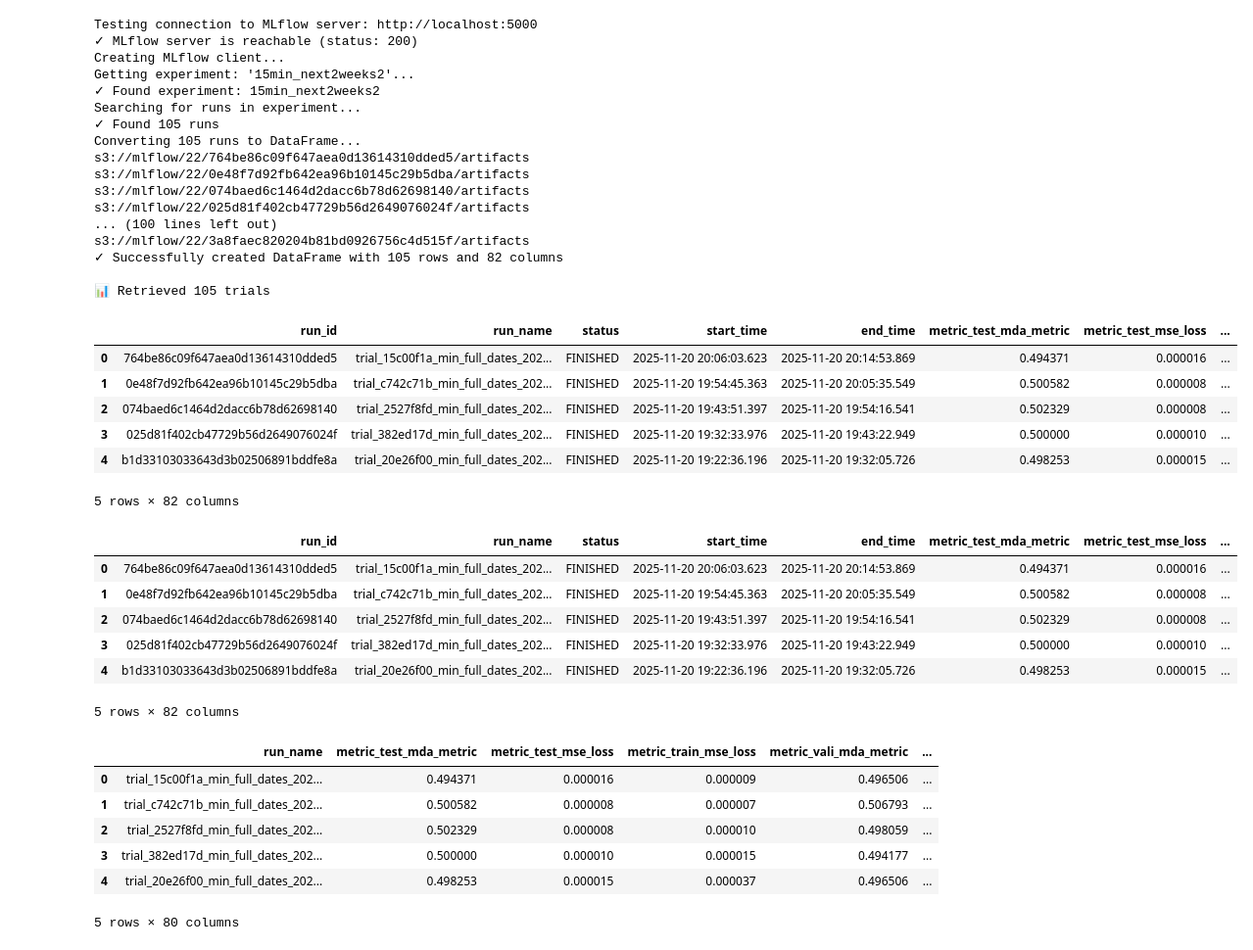
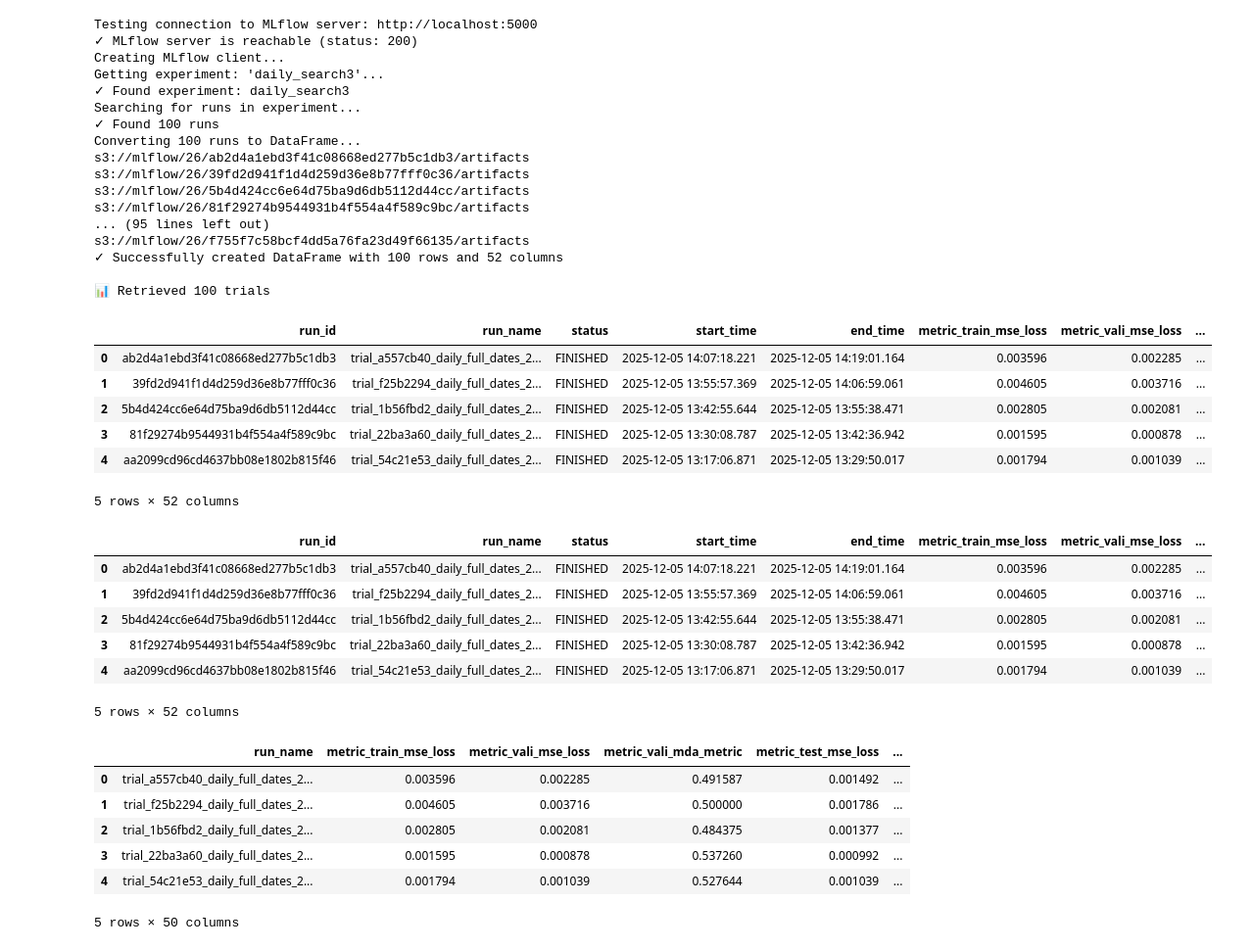
Before and after one commit to jacobwcallahan/Time-LLM-Cryptex, a Jupyter notebook: visualization/charts.ipynb, the cells around one changed output. Shown: that part at 98% size. Saved outputs shown, nothing was run; the diff lists cells and outputs as text; code cells hidden in the pictures.

```diff
--- a/visualization/charts.ipynb
+++ b/visualization/charts.ipynb
@@ -113,51 +113,53 @@ def get_exp_trials(experiment_name, return_artifacts = True, timeout=10):
     return df
 # %%
 # Get all trials from an experiment
-exp_name = '15min_next2weeks2'
+
+exp_name = 'daily_search3'
+time = "Daily"
 
 # Call with timeout parameter (default is 10 seconds, increase if needed)
 trials_df, artifacts = get_exp_trials(exp_name, timeout=15)
 
 # Display the results
 if trials_df is not None and not trials_df.empty:
     print(f"\n📊 Retrieved {len(trials_df)} trials")
     display(trials_df.head())
 # %% [output]
 Testing connection to MLflow server: http://localhost:5000
 ✓ MLflow server is reachable (status: 200)
 Creating MLflow client...
-Getting experiment: '15min_next2weeks2'...
-✓ Found experiment: 15min_next2weeks2
+Getting experiment: 'daily_search3'...
+✓ Found experiment: daily_search3
 Searching for runs in experiment...
-✓ Found 105 runs
-Converting 105 runs to DataFrame...
-s3://mlflow/22/764be86c09f647aea0d13614310dded5/artifacts
-s3://mlflow/22/0e48f7d92fb642ea96b10145c29b5dba/artifacts
-s3://mlflow/22/074baed6c1464d2dacc6b78d62698140/artifacts
-s3://mlflow/22/025d81f402cb47729b56d2649076024f/artifacts
-... (100 lines left out)
-s3://mlflow/22/3a8faec820204b81bd0926756c4d515f/artifacts
-✓ Successfully created DataFrame with 105 rows and 82 columns
+✓ Found 100 runs
+Converting 100 runs to DataFrame...
+s3://mlflow/26/ab2d4a1ebd3f41c08668ed277b5c1db3/artifacts
+s3://mlflow/26/39fd2d941f1d4d259d36e8b77fff0c36/artifacts
+s3://mlflow/26/5b4d424cc6e64d75ba9d6db5112d44cc/artifacts
+s3://mlflow/26/81f29274b9544931b4f554a4f589c9bc/artifacts
+... (95 lines left out)
+s3://mlflow/26/f755f7c58bcf4dd5a76fa23d49f66135/artifacts
+✓ Successfully created DataFrame with 100 rows and 52 columns
 
-📊 Retrieved 105 trials
+📊 Retrieved 100 trials
-|  | run_id | run_name | status | start_time | end_time | metric_test_mda_metric | metric_test_mse_loss | ... |
-| 0 | 764be86c09f647aea0d13614310dded5 | trial_15c00f1a_min_full_dates_202... | FINISHED | 2025-11-20 20:06:03.623 | 2025-11-20 20:14:53.869 | 0.494371 | 0.000016 | ... |
-| 1 | 0e48f7d92fb642ea96b10145c29b5dba | trial_c742c71b_min_full_dates_202... | FINISHED | 2025-11-20 19:54:45.363 | 2025-11-20 20:05:35.549 | 0.500582 | 0.000008 | ... |
-| 2 | 074baed6c1464d2dacc6b78d62698140 | trial_2527f8fd_min_full_dates_202... | FINISHED | 2025-11-20 19:43:51.397 | 2025-11-20 19:54:16.541 | 0.502329 | 0.000008 | ... |
-| 3 | 025d81f402cb47729b56d2649076024f | trial_382ed17d_min_full_dates_202... | FINISHED | 2025-11-20 19:32:33.976 | 2025-11-20 19:43:22.949 | 0.500000 | 0.000010 | ... |
-| 4 | b1d33103033643d3b02506891bddfe8a | trial_20e26f00_min_full_dates_202... | FINISHED | 2025-11-20 19:22:36.196 | 2025-11-20 19:32:05.726 | 0.498253 | 0.000015 | ... |
+|  | run_id | run_name | status | start_time | end_time | metric_train_mse_loss | metric_vali_mse_loss | ... |
+| 0 | ab2d4a1ebd3f41c08668ed277b5c1db3 | trial_a557cb40_daily_full_dates_2... | FINISHED | 2025-12-05 14:07:18.221 | 2025-12-05 14:19:01.164 | 0.003596 | 0.002285 | ... |
+| 1 | 39fd2d941f1d4d259d36e8b77fff0c36 | trial_f25b2294_daily_full_dates_2... | FINISHED | 2025-12-05 13:55:57.369 | 2025-12-05 14:06:59.061 | 0.004605 | 0.003716 | ... |
+| 2 | 5b4d424cc6e64d75ba9d6db5112d44cc | trial_1b56fbd2_daily_full_dates_2... | FINISHED | 2025-12-05 13:42:55.644 | 2025-12-05 13:55:38.471 | 0.002805 | 0.002081 | ... |
+| 3 | 81f29274b9544931b4f554a4f589c9bc | trial_22ba3a60_daily_full_dates_2... | FINISHED | 2025-12-05 13:30:08.787 | 2025-12-05 13:42:36.942 | 0.001595 | 0.000878 | ... |
+| 4 | aa2099cd96cd4637bb08e1802b815f46 | trial_54c21e53_daily_full_dates_2... | FINISHED | 2025-12-05 13:17:06.871 | 2025-12-05 13:29:50.017 | 0.001794 | 0.001039 | ... |
-5 rows × 82 columns
+5 rows × 52 columns
 # %%
 df = trials_df.copy()
 df.head()
 # %% [output]
-|  | run_id | run_name | status | start_time | end_time | metric_test_mda_metric | metric_test_mse_loss | ... |
-| 0 | 764be86c09f647aea0d13614310dded5 | trial_15c00f1a_min_full_dates_202... | FINISHED | 2025-11-20 20:06:03.623 | 2025-11-20 20:14:53.869 | 0.494371 | 0.000016 | ... |
-| 1 | 0e48f7d92fb642ea96b10145c29b5dba | trial_c742c71b_min_full_dates_202... | FINISHED | 2025-11-20 19:54:45.363 | 2025-11-20 20:05:35.549 | 0.500582 | 0.000008 | ... |
-| 2 | 074baed6c1464d2dacc6b78d62698140 | trial_2527f8fd_min_full_dates_202... | FINISHED | 2025-11-20 19:43:51.397 | 2025-11-20 19:54:16.541 | 0.502329 | 0.000008 | ... |
-| 3 | 025d81f402cb47729b56d2649076024f | trial_382ed17d_min_full_dates_202... | FINISHED | 2025-11-20 19:32:33.976 | 2025-11-20 19:43:22.949 | 0.500000 | 0.000010 | ... |
-| 4 | b1d33103033643d3b02506891bddfe8a | trial_20e26f00_min_full_dates_202... | FINISHED | 2025-11-20 19:22:36.196 | 2025-11-20 19:32:05.726 | 0.498253 | 0.000015 | ... |
+|  | run_id | run_name | status | start_time | end_time | metric_train_mse_loss | metric_vali_mse_loss | ... |
+| 0 | ab2d4a1ebd3f41c08668ed277b5c1db3 | trial_a557cb40_daily_full_dates_2... | FINISHED | 2025-12-05 14:07:18.221 | 2025-12-05 14:19:01.164 | 0.003596 | 0.002285 | ... |
+| 1 | 39fd2d941f1d4d259d36e8b77fff0c36 | trial_f25b2294_daily_full_dates_2... | FINISHED | 2025-12-05 13:55:57.369 | 2025-12-05 14:06:59.061 | 0.004605 | 0.003716 | ... |
+| 2 | 5b4d424cc6e64d75ba9d6db5112d44cc | trial_1b56fbd2_daily_full_dates_2... | FINISHED | 2025-12-05 13:42:55.644 | 2025-12-05 13:55:38.471 | 0.002805 | 0.002081 | ... |
+| 3 | 81f29274b9544931b4f554a4f589c9bc | trial_22ba3a60_daily_full_dates_2... | FINISHED | 2025-12-05 13:30:08.787 | 2025-12-05 13:42:36.942 | 0.001595 | 0.000878 | ... |
+| 4 | aa2099cd96cd4637bb08e1802b815f46 | trial_54c21e53_daily_full_dates_2... | FINISHED | 2025-12-05 13:17:06.871 | 2025-12-05 13:29:50.017 | 0.001794 | 0.001039 | ... |
-5 rows × 82 columns
+5 rows × 52 columns
 # %%
 df.drop(columns=['run_id', 'status', 'start_time', 'end_time'], inplace=True)
 df['start'] = df['run_name'].str.split('_').str[5]
@@ -166,13 +168,13 @@ df['start'] = pd.to_datetime(df['start'], format='%Y-%m-%d %H:%M:%S')
 df['end'] = pd.to_datetime(df['end'], format='%Y-%m-%d %H:%M:%S')
 df.head()
 # %% [output]
-|  | run_name | metric_test_mda_metric | metric_test_mse_loss | metric_train_mse_loss | metric_vali_mda_metric | ... |
-| 0 | trial_15c00f1a_min_full_dates_202... | 0.494371 | 0.000016 | 0.000009 | 0.496506 | ... |
-| 1 | trial_c742c71b_min_full_dates_202... | 0.500582 | 0.000008 | 0.000007 | 0.506793 | ... |
-| 2 | trial_2527f8fd_min_full_dates_202... | 0.502329 | 0.000008 | 0.000010 | 0.498059 | ... |
-| 3 | trial_382ed17d_min_full_dates_202... | 0.500000 | 0.000010 | 0.000015 | 0.494177 | ... |
-| 4 | trial_20e26f00_min_full_dates_202... | 0.498253 | 0.000015 | 0.000037 | 0.496506 | ... |
+|  | run_name | metric_train_mse_loss | metric_vali_mse_loss | metric_vali_mda_metric | metric_test_mse_loss | ... |
+| 0 | trial_a557cb40_daily_full_dates_2... | 0.003596 | 0.002285 | 0.491587 | 0.001492 | ... |
+| 1 | trial_f25b2294_daily_full_dates_2... | 0.004605 | 0.003716 | 0.500000 | 0.001786 | ... |
+| 2 | trial_1b56fbd2_daily_full_dates_2... | 0.002805 | 0.002081 | 0.484375 | 0.001377 | ... |
+| 3 | trial_22ba3a60_daily_full_dates_2... | 0.001595 | 0.000878 | 0.537260 | 0.000992 | ... |
+| 4 | trial_54c21e53_daily_full_dates_2... | 0.001794 | 0.001039 | 0.527644 | 0.001039 | ... |
-5 rows × 80 columns
+5 rows × 50 columns
 # %%
 for col in df.columns:
     if col.split("_")[0] == "param":
```
Also changed, not shown: parts of 3 cells of this notebook, 9 other files.
